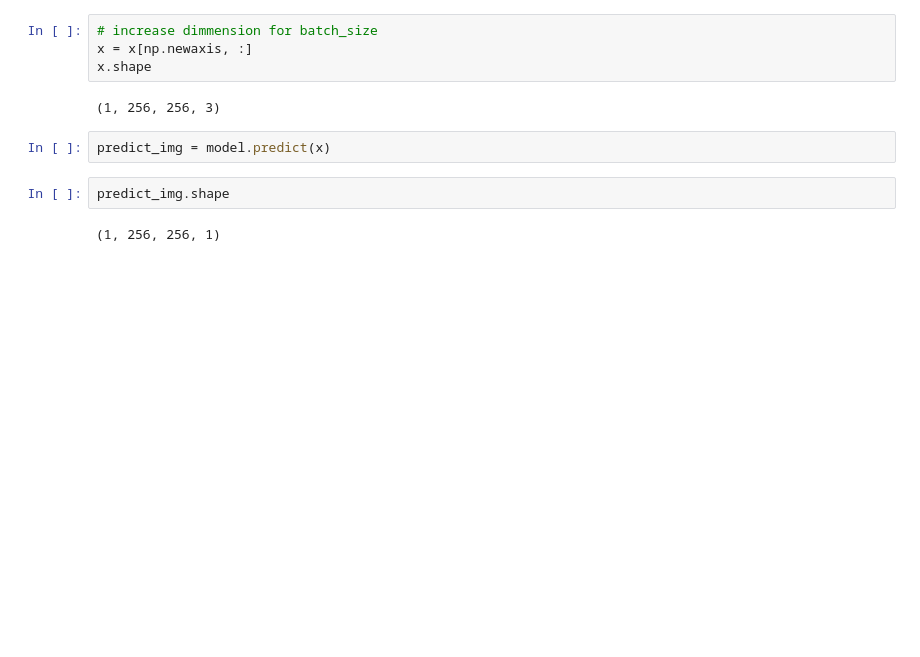
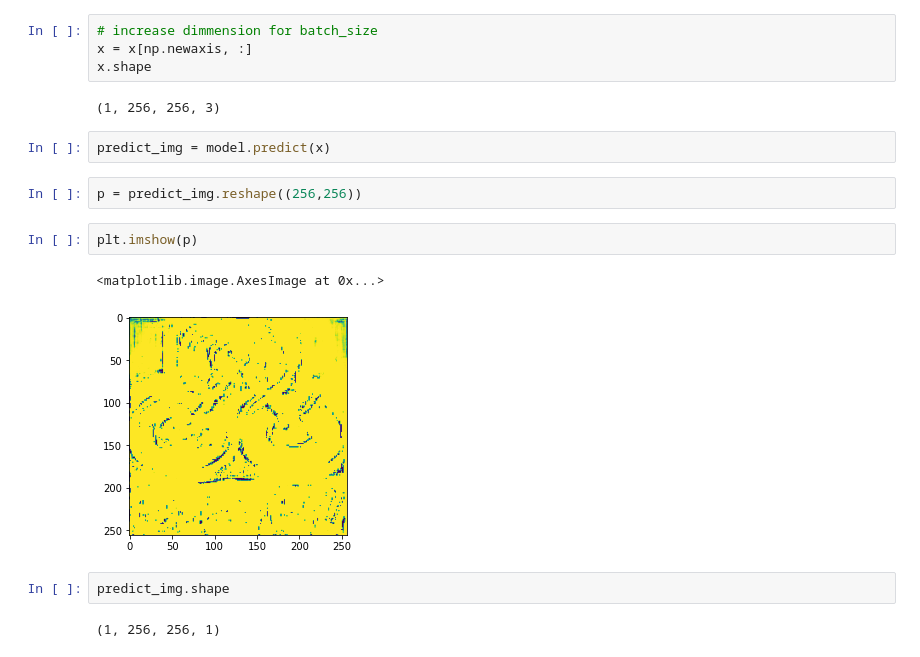
Before and after one commit to jefffang19/cv_hw, a Jupyter notebook: cvHW.ipynb, the cells around one changed output. Saved outputs shown, nothing was run; the diff lists cells and outputs as text; blank space fills up the shorter version.

```diff
--- a/cvHW.ipynb
+++ b/cvHW.ipynb
@@ -150,6 +154,13 @@ x.shape
 (1, 256, 256, 3)
 # %%
 predict_img = model.predict(x)
+# %%
+p = predict_img.reshape((256,256))
+# %%
+plt.imshow(p)
+# %% [output]
+<matplotlib.image.AxesImage at 0x...>
+[figure, added]
 # %%
 predict_img.shape
 # %% [output]
```
Also changed, not shown: parts of 40 cells of this notebook.
